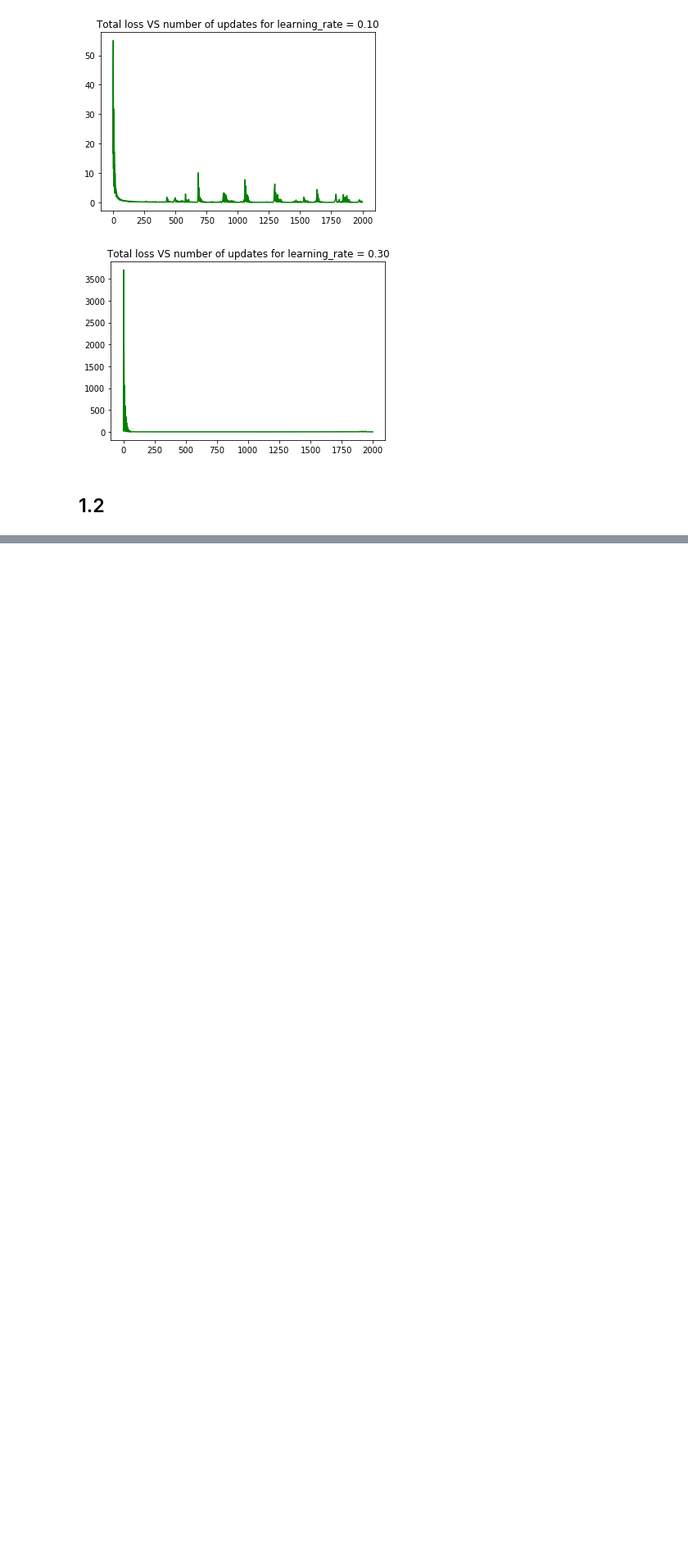
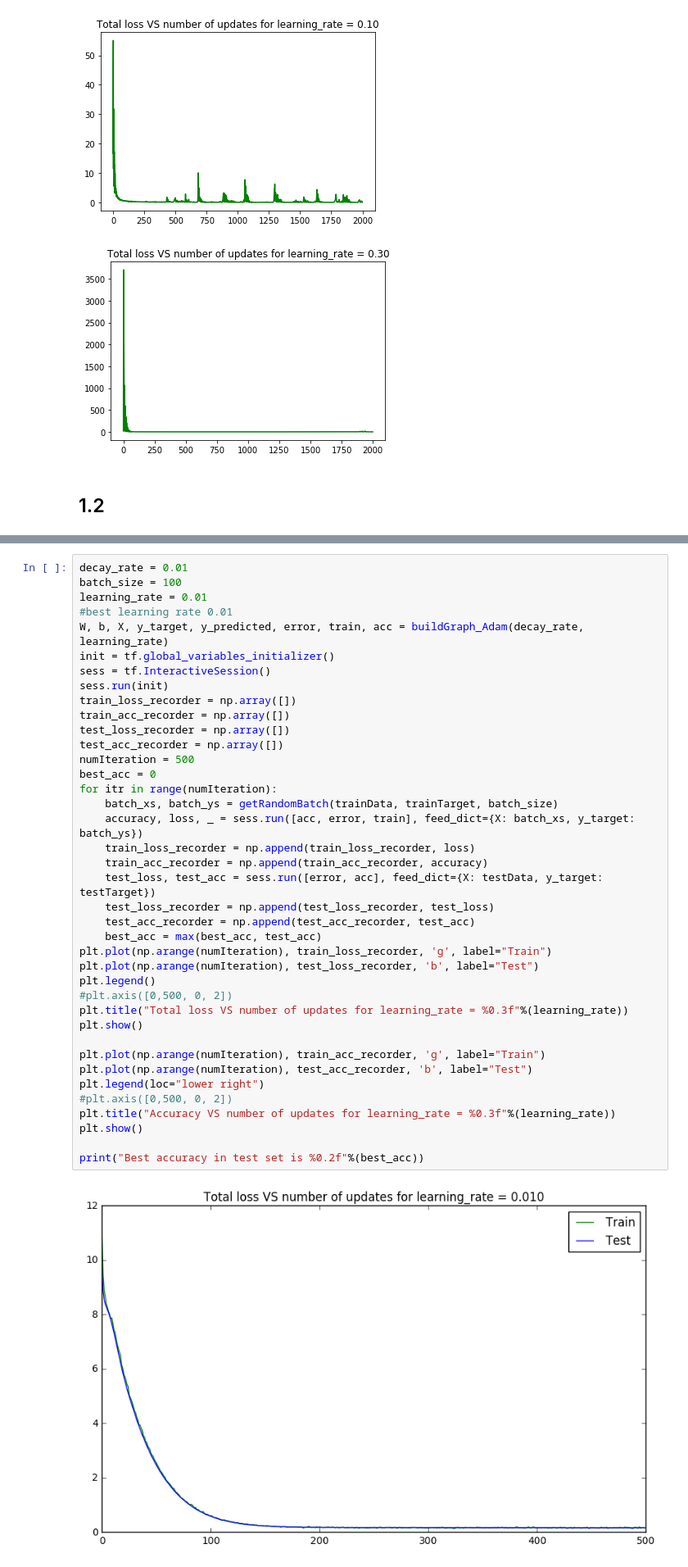
Before and after one commit to lidaiqing/Inference-MachineLearning, a Jupyter notebook: A2/code/a2.ipynb, the cells around one changed output, grey strips where cells are left out. Shown at 82% size. Drawn from its saved outputs; the diff is of its cells as text; blank space fills up the shorter version.

```diff
--- a/A2/code/a2.ipynb
+++ b/A2/code/a2.ipynb
@@ -270,0 +359,41 @@ for learning_rate in learning_rate_list:
+# %%
+decay_rate = 0.01
+batch_size = 100
+learning_rate = 0.01
+#best learning rate 0.01
+W, b, X, y_target, y_predicted, error, train, acc = buildGraph_Adam(decay_rate, learning_rate)
+init = tf.global_variables_initializer()
+sess = tf.InteractiveSession()
+sess.run(init)
+train_loss_recorder = np.array([])
+train_acc_recorder = np.array([])
+test_loss_recorder = np.array([])
+test_acc_recorder = np.array([])
+numIteration = 500
+best_acc = 0
+for itr in range(numIteration):
+    batch_xs, batch_ys = getRandomBatch(trainData, trainTarget, batch_size)
+    accuracy, loss, _ = sess.run([acc, error, train], feed_dict={X: batch_xs, y_target: batch_ys})
+    train_loss_recorder = np.append(train_loss_recorder, loss)
+    train_acc_recorder = np.append(train_acc_recorder, accuracy)
+    test_loss, test_acc = sess.run([error, acc], feed_dict={X: testData, y_target: testTarget})
+    test_loss_recorder = np.append(test_loss_recorder, test_loss)
+    test_acc_recorder = np.append(test_acc_recorder, test_acc)
+    best_acc = max(best_acc, test_acc)
+plt.plot(np.arange(numIteration), train_loss_recorder, 'g', label="Train")
+plt.plot(np.arange(numIteration), test_loss_recorder, 'b', label="Test")
+plt.legend()
+#plt.axis([0,500, 0, 2])
+plt.title("Total loss VS number of updates for learning_rate = %0.3f"%(learning_rate))
+plt.show()
+
+plt.plot(np.arange(numIteration), train_acc_recorder, 'g', label="Train")
+plt.plot(np.arange(numIteration), test_acc_recorder, 'b', label="Test")
+plt.legend(loc="lower right")
+#plt.axis([0,500, 0, 2])
+plt.title("Accuracy VS number of updates for learning_rate = %0.3f"%(learning_rate))
+plt.show()
+
+print("Best accuracy in test set is %0.2f"%(best_acc))
+# %% [output]
+[figure, added]
```
Also changed, not shown: parts of 6 cells of this notebook.
